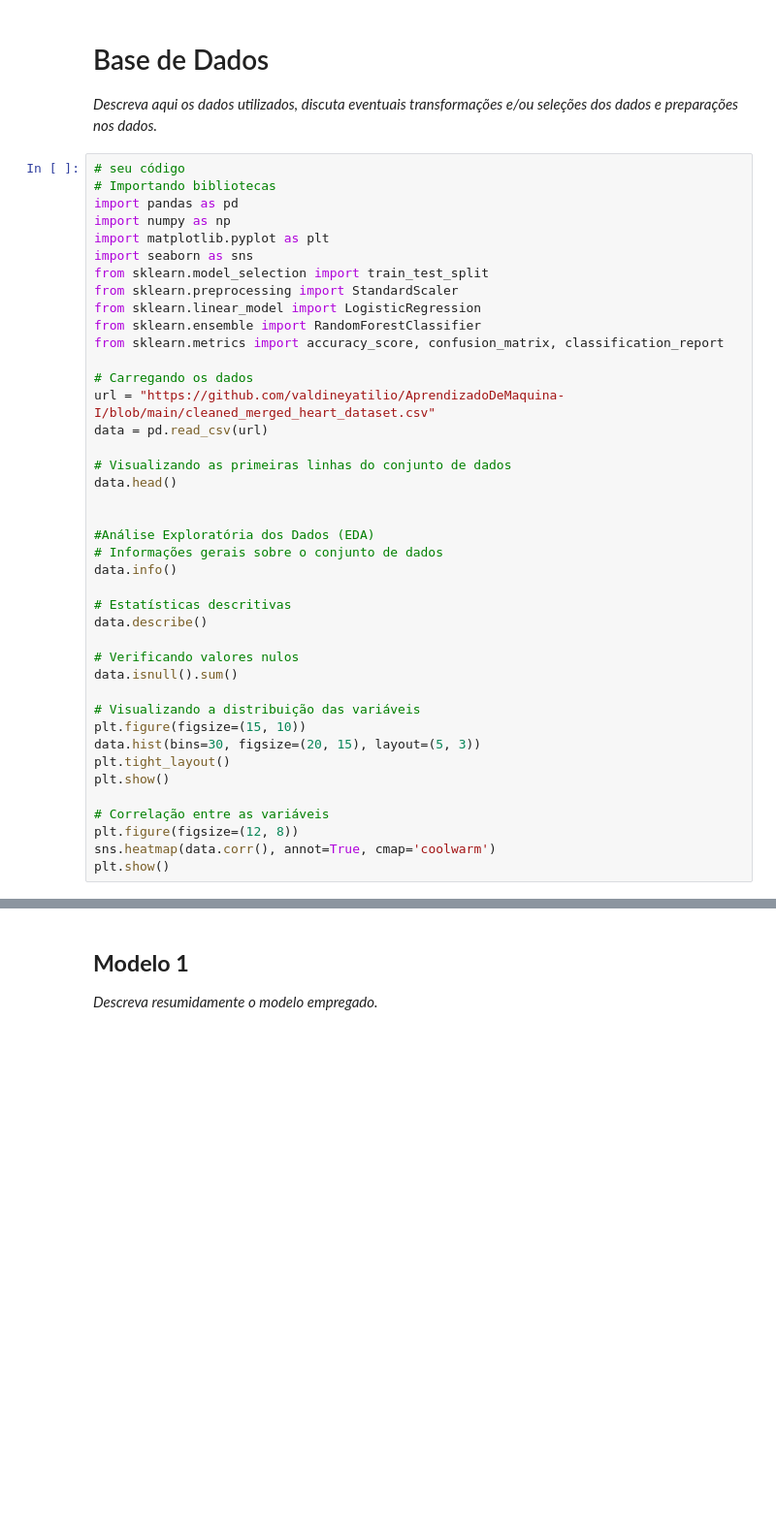
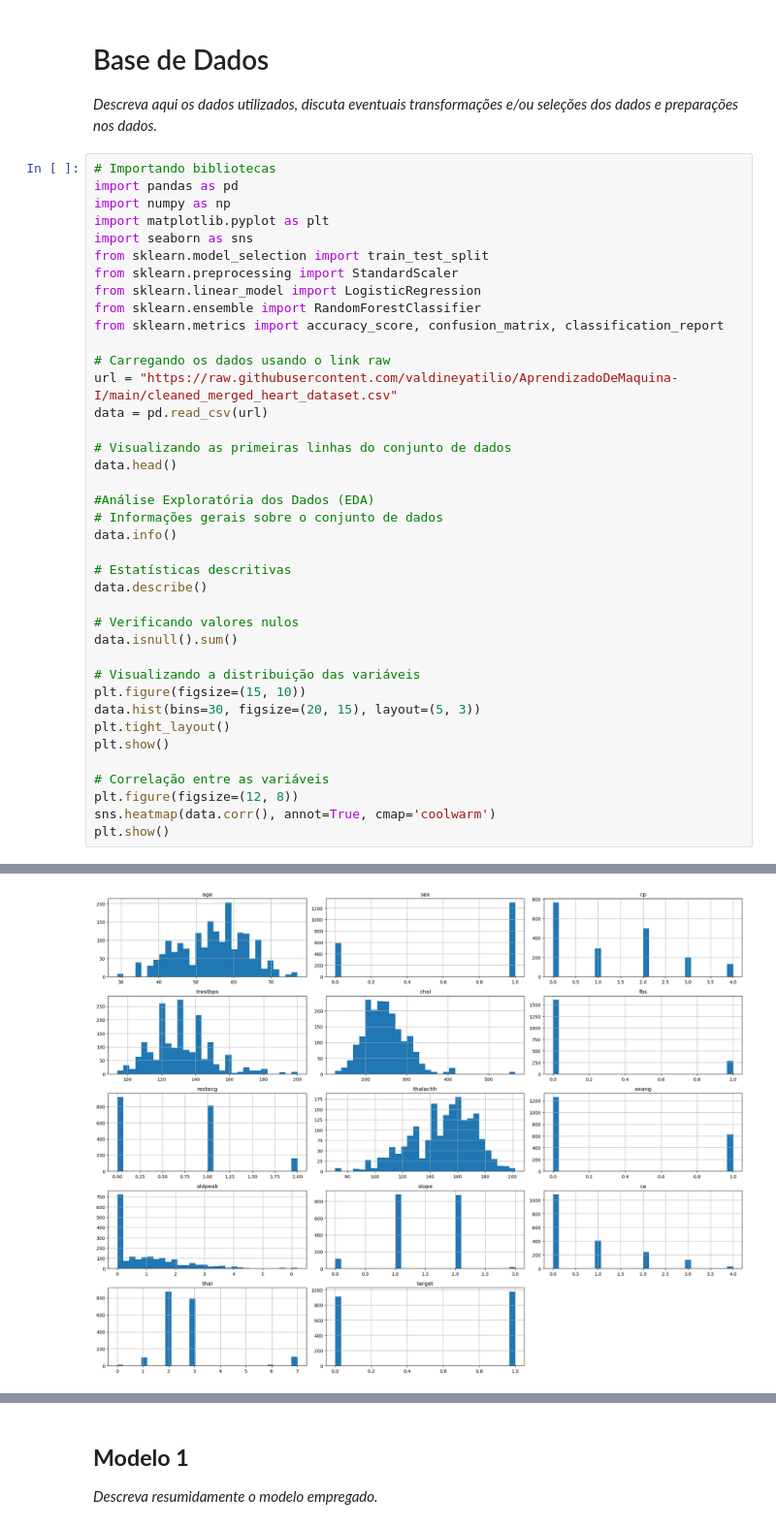
Before and after one commit to valdineyatilio/AprendizadoDeMaquina-I, a Jupyter notebook: AplicandoConhecimentoA7.ipynb, the cells around one changed output, grey strips where cells are left out. Shown at 97% size. Drawn from its saved outputs; the diff is of its cells as text; blank space fills up the shorter version.

```diff
--- a/AplicandoConhecimentoA7.ipynb
+++ b/AplicandoConhecimentoA7.ipynb
@@ -52,7 +52,6 @@ Técnicas Empregadas: Avaliação e comparação de diferentes algoritmos de apr
 
 *Descreva aqui os dados utilizados, discuta eventuais transformações e/ou seleções dos dados e preparações nos dados.*
 # %%
-# seu código
 # Importando bibliotecas
 import pandas as pd
 import numpy as np
@@ -64,13 +63,12 @@ from sklearn.linear_model import LogisticRegression
 from sklearn.ensemble import RandomForestClassifier
 from sklearn.metrics import accuracy_score, confusion_matrix, classification_report
 
-# Carregando os dados
-url = "https://github.com/valdineyatilio/AprendizadoDeMaquina-I/blob/main/cleaned_merged_heart_dataset.csv"
+# Carregando os dados usando o link raw
+url = "https://raw.githubusercontent.com/valdineyatilio/AprendizadoDeMaquina-I/main/cleaned_merged_heart_dataset.csv"
 data = pd.read_csv(url)
 
 # Visualizando as primeiras linhas do conjunto de dados
 data.head()
-
 
 #Análise Exploratória dos Dados (EDA)
 # Informações gerais sobre o conjunto de dados
@@ -96,0 +112 @@ ParserError: Error tokenizing data. C error: Expected 1 fields in line 42, saw 2
+[figure, added]
```
Also changed, not shown: parts of 6 cells of this notebook.
